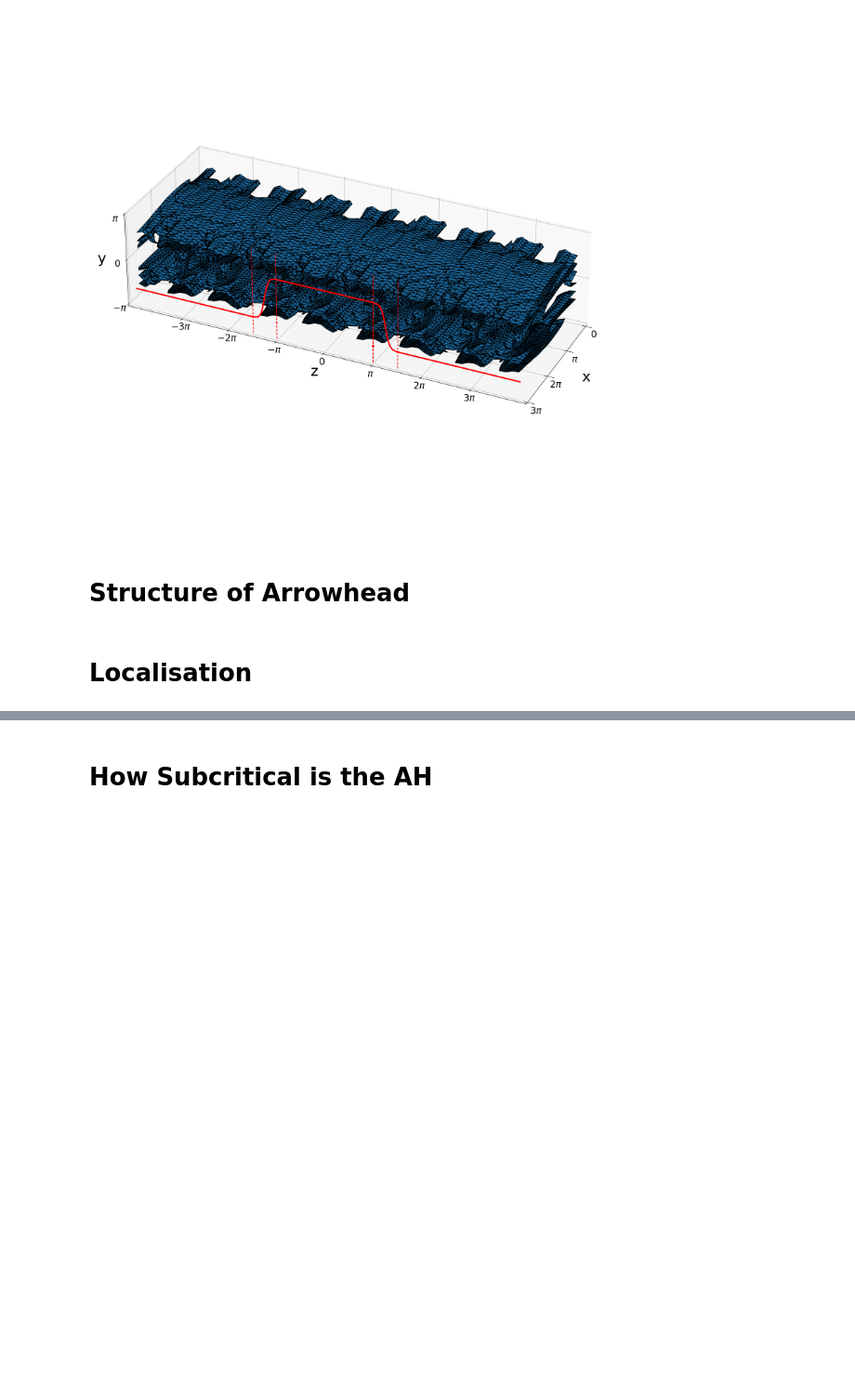
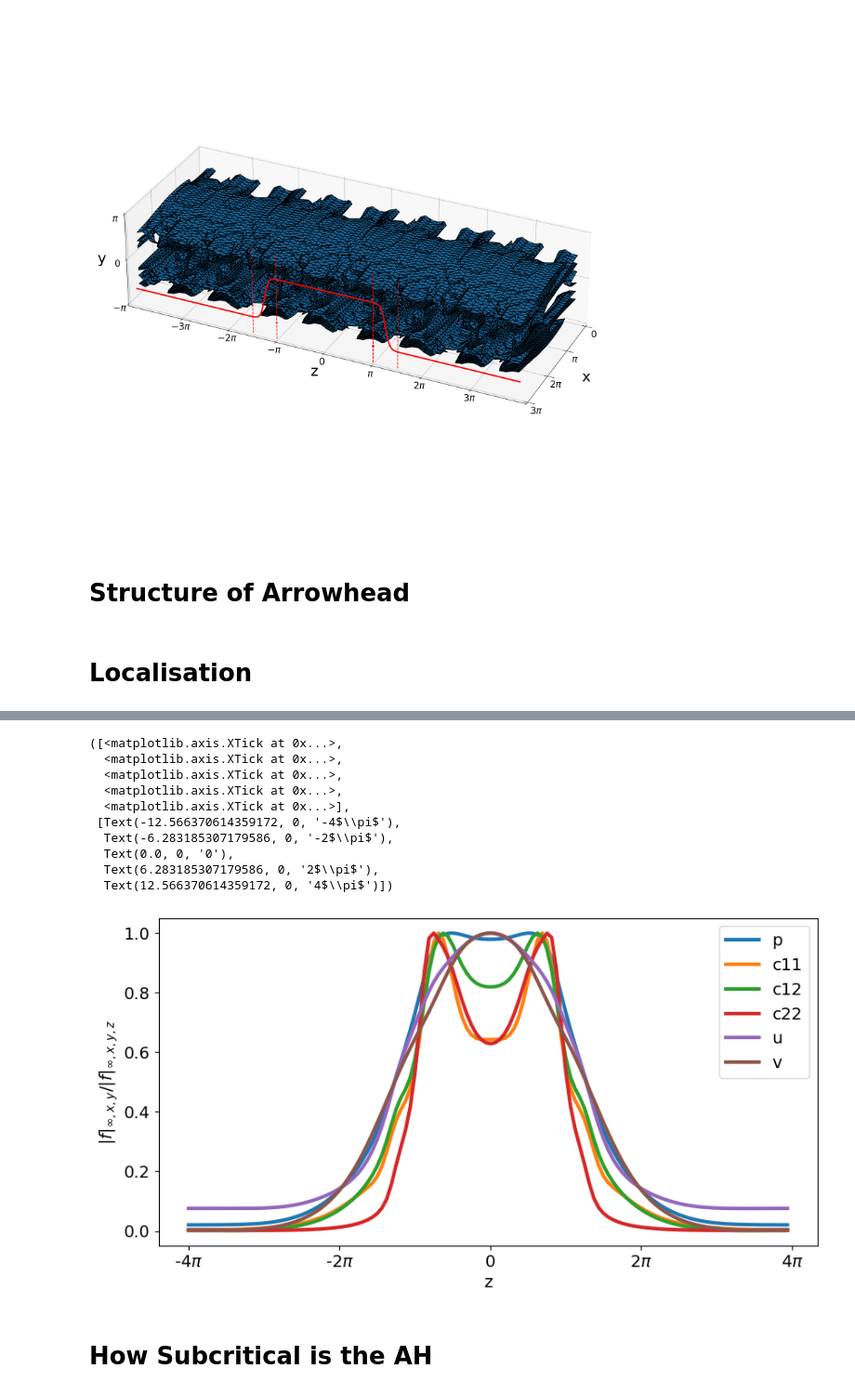
Before and after one commit to theolewy/vKolmogorov3D, a Jupyter notebook: jupyter_notebooks/arrowhead3D.ipynb, the cells around one changed output, grey strips where cells are left out. Shown at 93% size. Saved outputs shown, nothing was run; the diff lists cells and outputs as text; code cells hidden in the pictures; blank space fills up the shorter version.

```diff
--- a/jupyter_notebooks/arrowhead3D.ipynb
+++ b/jupyter_notebooks/arrowhead3D.ipynb
@@ -159,0 +151,36 @@ KeyboardInterrupt:
+# %%
+material_params = {'W': 20, 'beta': 0.9, 'Re': 0.5, 'L':np.infty, 'eps': 1e-3}
+system_params = {'Lx': 3*np.pi,  'Lz': 8*np.pi, 'ndim': 3, 'n':1}
+solver_params = {'Nx': 64, 'Ny': 64, 'Nz': 128}
+
+system_params_temp = copy.deepcopy(system_params)
+system_params_temp['ndim'] = 2
+timestepper = TimeStepper3D(material_params=material_params, solver_params=solver_params, system_params=system_params_temp)
+base_flow = timestepper.base_flow_full
+
+data_fields, _ = get_h5_data(material_params, system_params, solver_params, suffix='recent-localised', subdir='arrowhead_3D', s=-1)
+
+x, y, z = data_fields['x'], data_fields['y'], data_fields['z']
+
+fields = ['p', 'c11', 'c12', 'c22', 'u', 'v']
+
+plt.figure(figsize=(10, 5))
+for field_name in fields:
+    base_field = base_flow[field_name]
+    field_array = data_fields[field_name][-1,:,:,:] - base_field[:, None, :]
+    field_int = np.linalg.norm(field_array, axis=(0,2))
+    field_int /= np.max(field_int)
+
+    plt.plot(z, field_int, linewidth=3)
+
+plt.legend(fields)
+
+plt.xlabel('z')
+plt.ylabel(r'$|f|_{\infty, x, y}/|f|_{\infty, x, y, z}$')
+plt.xticks([-4*np.pi, -2*np.pi, 0, 2*np.pi, 4*np.pi], ['-4$\pi$', '-2$\pi$', '0', '2$\pi$', '4$\pi$'])
+
+# core_root, _ = get_roots()
+# fpath = os.path.join(core_root, 'images', f'localisation_W_{W}_eps_{eps}_L_{L}_Re_{Re}_beta_{beta}_Lx_{Lx}_Lz_{Lz}_Nx_{Nx}_Ny_{Ny}_Nz_{Nz}.jpg')
+# plt.savefig(fpath, bbox_inches='tight')
+# plt.close()
+# %% [output]
@@ -160,3 +188,14 @@ KeyboardInterrupt:
+([<matplotlib.axis.XTick at 0x...>,
+  <matplotlib.axis.XTick at 0x...>,
+  <matplotlib.axis.XTick at 0x...>,
+  <matplotlib.axis.XTick at 0x...>,
+  <matplotlib.axis.XTick at 0x...>],
+ [Text(-12.566370614359172, 0, '-4$\\pi$'),
+  Text(-6.283185307179586, 0, '-2$\\pi$'),
+  Text(0.0, 0, '0'),
+  Text(6.283185307179586, 0, '2$\\pi$'),
+  Text(12.566370614359172, 0, '4$\\pi$')])
+[figure, added]
 # %% [markdown]
 # How Subcritical is the AH
 # %%
```
Also changed, not shown: parts of 6 cells of this notebook, 1 other file.
